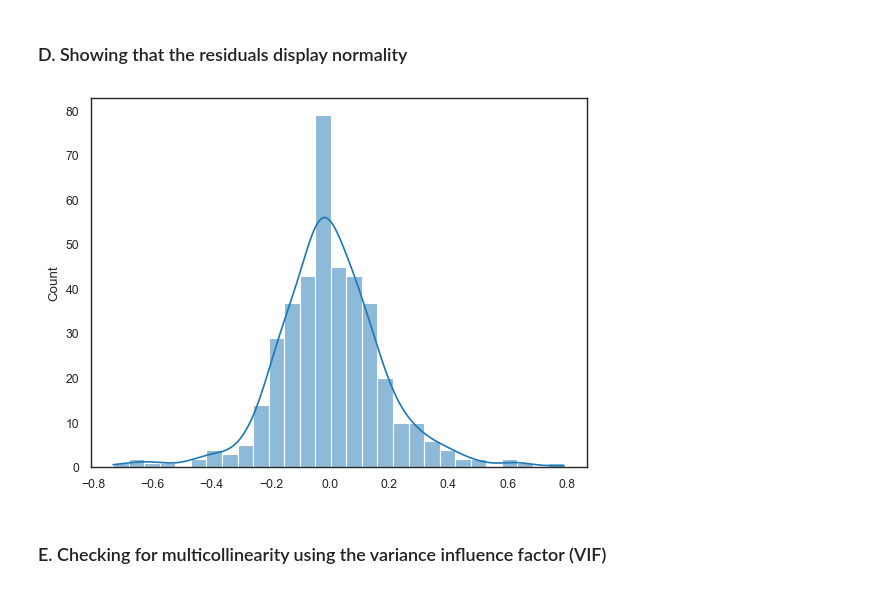
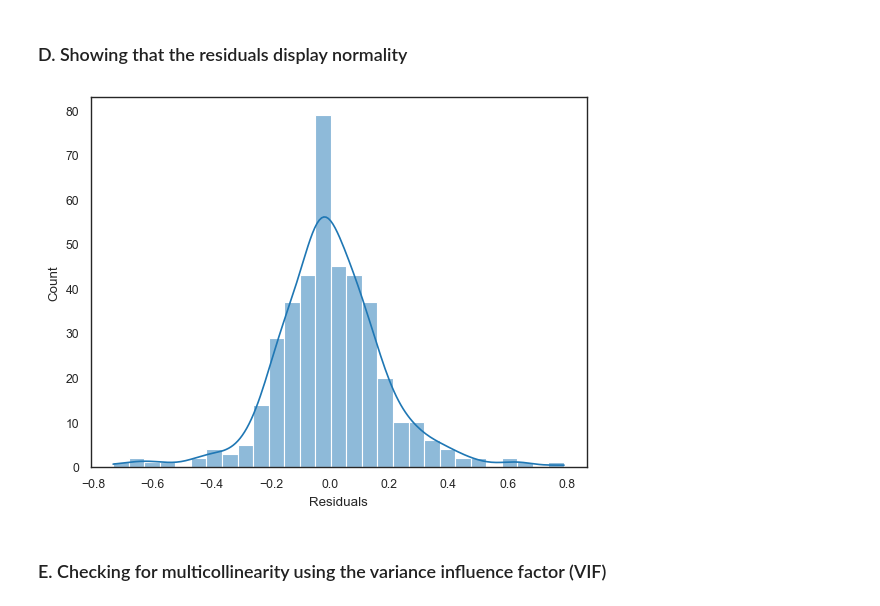
Before and after one commit to add0794/multiple-regression, a Jupyter notebook: main.ipynb, the cells around one changed output. Saved outputs shown, nothing was run; the diff lists cells and outputs as text; code cells hidden in the pictures.

```diff
--- a/main.ipynb
+++ b/main.ipynb
@@ -563,10 +568,11 @@ Source: https://www.statology.org/breusch-pagan-test/
 # %%
 # sm.qqplot(residuals, line='s')
 
 sns.histplot(model_result2.resid, kde=True)
+plt.xlabel('Residuals')
 plt.show()
 # %% [output]
-[figure, old version]
+[figure, new version]
 # %% [markdown]
 ### E. Checking for multicollinearity using the variance influence factor (VIF)
 # %%
```
Also changed, not shown: parts of 7 cells of this notebook, 1 other file.
